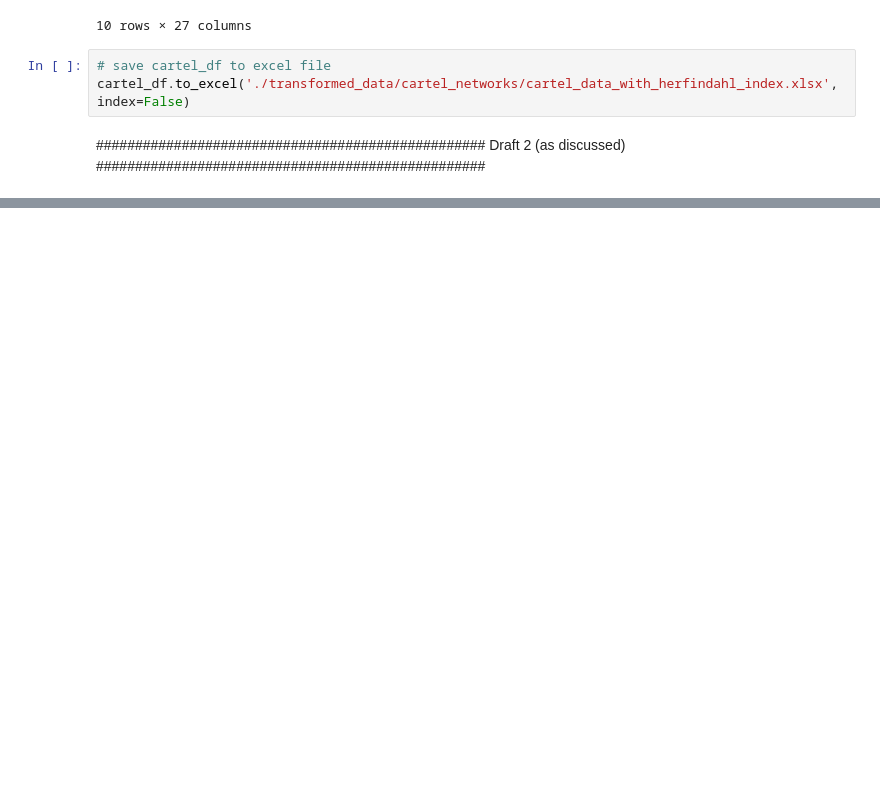
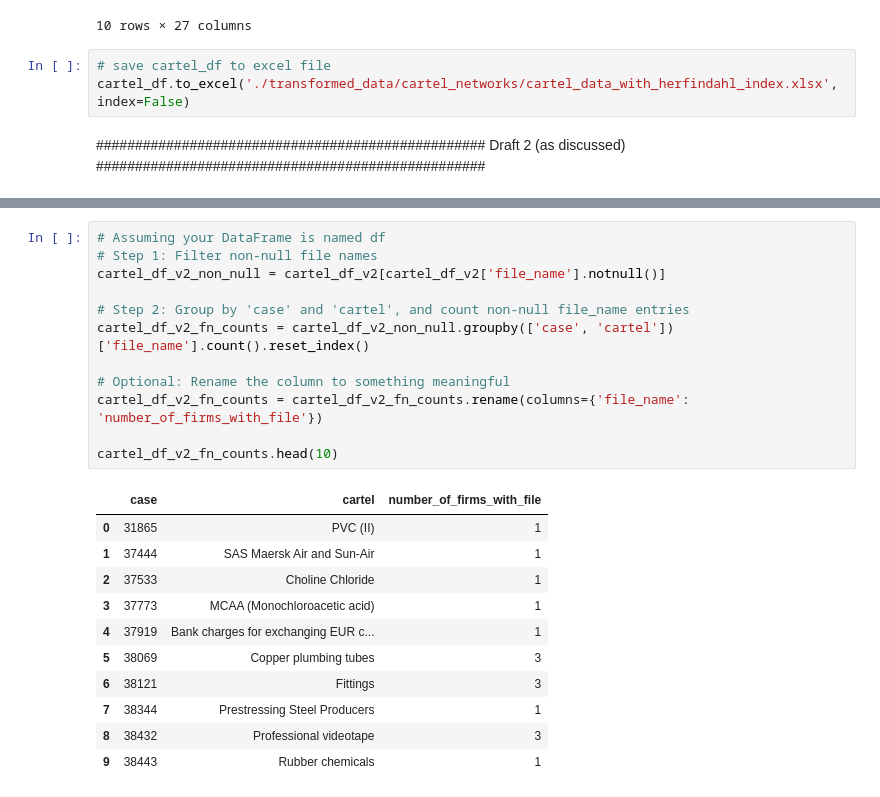
Before and after one commit to DeChrigi/BA_Thesis, a Jupyter notebook: connected_cartel_network.ipynb, the cells around one changed output, grey strips where cells are left out. Saved outputs shown, nothing was run; the diff lists cells and outputs as text; blank space fills up the shorter version.

```diff
--- a/connected_cartel_network.ipynb
+++ b/connected_cartel_network.ipynb
@@ -224,3 +224,27 @@ number of records in cartel_df_v2:  292
 | 7 | 31906 | FLAT GLASS | Saint Gobain | 2 | 3.0 | 3 | 4 | 1982 | ... |
 | 8 | 32800 | Quantel International - continuum... | Hoya Corporation | 1 | 2.0 | 3 | 5 | 1986 | ... |
 | 9 | 33016 | ANSAC | FMC Corp. | 4 | 7.0 | 3 | 3 | 1984 | ... |
+# %%
+# Assuming your DataFrame is named df
+# Step 1: Filter non-null file names
+cartel_df_v2_non_null = cartel_df_v2[cartel_df_v2['file_name'].notnull()]
+
+# Step 2: Group by 'case' and 'cartel', and count non-null file_name entries
+cartel_df_v2_fn_counts = cartel_df_v2_non_null.groupby(['case', 'cartel'])['file_name'].count().reset_index()
+
+# Optional: Rename the column to something meaningful
+cartel_df_v2_fn_counts = cartel_df_v2_fn_counts.rename(columns={'file_name': 'number_of_firms_with_file'})
+
+cartel_df_v2_fn_counts.head(10)
+# %% [output]
+|  | case | cartel | number_of_firms_with_file |
+| 0 | 31865 | PVC (II) | 1 |
+| 1 | 37444 | SAS Maersk Air and Sun-Air | 1 |
+| 2 | 37533 | Choline Chloride | 1 |
+| 3 | 37773 | MCAA (Monochloroacetic acid) | 1 |
+| 4 | 37919 | Bank charges for exchanging EUR c... | 1 |
+| 5 | 38069 | Copper plumbing tubes | 3 |
+| 6 | 38121 | Fittings | 3 |
+| 7 | 38344 | Prestressing Steel Producers | 1 |
+| 8 | 38432 | Professional videotape | 3 |
+| 9 | 38443 | Rubber chemicals | 1 |
```
Also changed, not shown: parts of 6 cells of this notebook, 3 other files.
